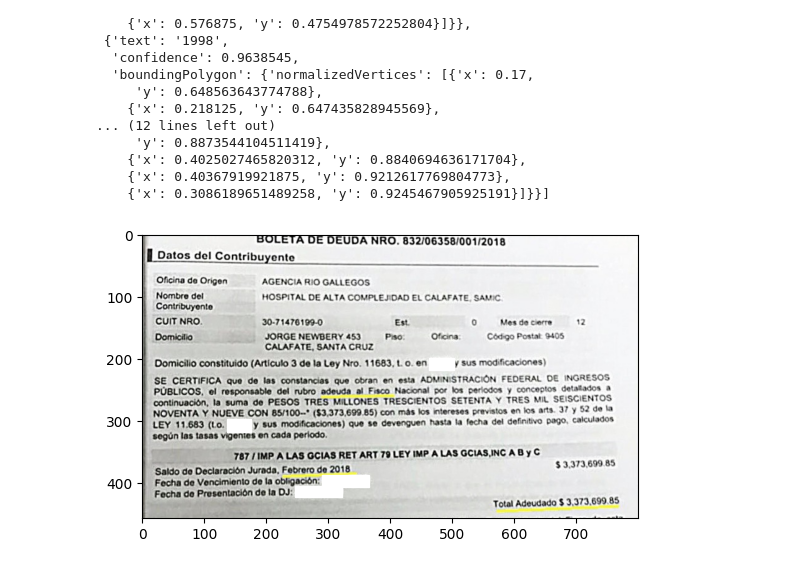
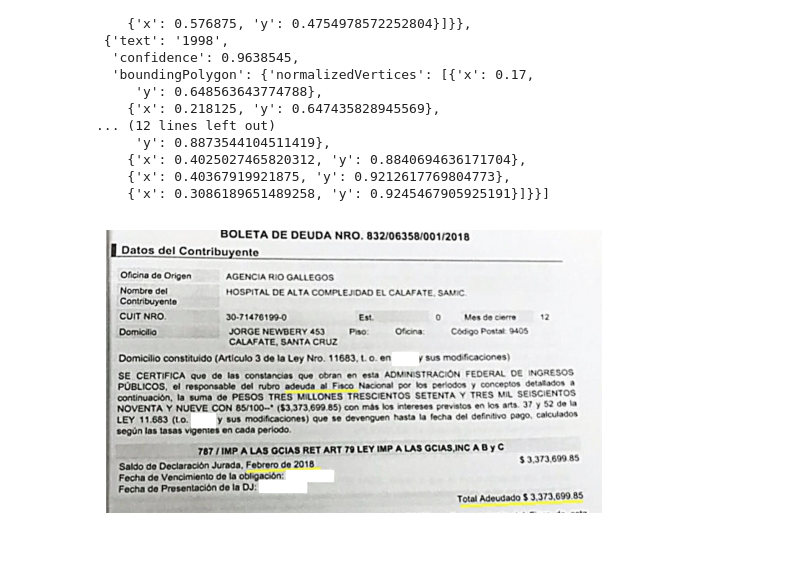
Before and after one commit to valentinafeve/oci-document-anonymization, a Jupyter notebook: notebook.ipynb, the cells around one changed output. Cells and saved outputs as stored; diff of their text form; code cells hidden in the pictures.

```diff
--- a/notebook.ipynb
+++ b/notebook.ipynb
@@ -250,26 +251,29 @@ filtered_pii_words
     {'x': 0.4025027465820312, 'y': 0.8840694636171704},
     {'x': 0.40367919921875, 'y': 0.9212617769804773},
     {'x': 0.3086189651489258, 'y': 0.9245467905925191}]}}]
+# %%
+width, height = image.width, image.height
 # %%
 fig, ax = plt.subplots()
 
 ax.imshow(image)
 
 for word in filtered_pii_words:
     x, y, w, h = xyxy_to_xywh(word["boundingPolygon"]["normalizedVertices"][1]["x"], word["boundingPolygon"]["normalizedVertices"][1]["y"],
                                 word["boundingPolygon"]["normalizedVertices"][3]["x"], word["boundingPolygon"]["normalizedVertices"][3]["y"])
 
     cx, cy, w, h = xyxy_to_cxcywh(word["boundingPolygon"]["normalizedVertices"][1]["x"], word["boundingPolygon"]["normalizedVertices"][1]["y"],
                                 word["boundingPolygon"]["normalizedVertices"][3]["x"], word["boundingPolygon"]["normalizedVertices"][3]["y"])
 
     rect = patches.Rectangle((x * width, y * height), w * width, h * height, linewidth=1, edgecolor='white', facecolor='white')
 
-    # ax.text(cx * width, cy * height, word["text"], horizontalalignment='center',
-    # verticalalignment='center', fontsize=6, color='black', fontfamily="Tahoma")
-    # Add the patch to the Axes
     ax.add_patch(rect)
 
-plt.savefig('output.png')
-plt.show()
+ax.set_axis_off()
+
+# Save image to vytes
+buffer = BytesIO()
+plt.box(False)
+plt.savefig(buffer, format="png", bbox_inches='tight', pad_inches=0)
 # %% [output]
-[figure, old version]
+[figure, new version]
```
Also changed, not shown: parts of 3 cells of this notebook, 6 other files.
